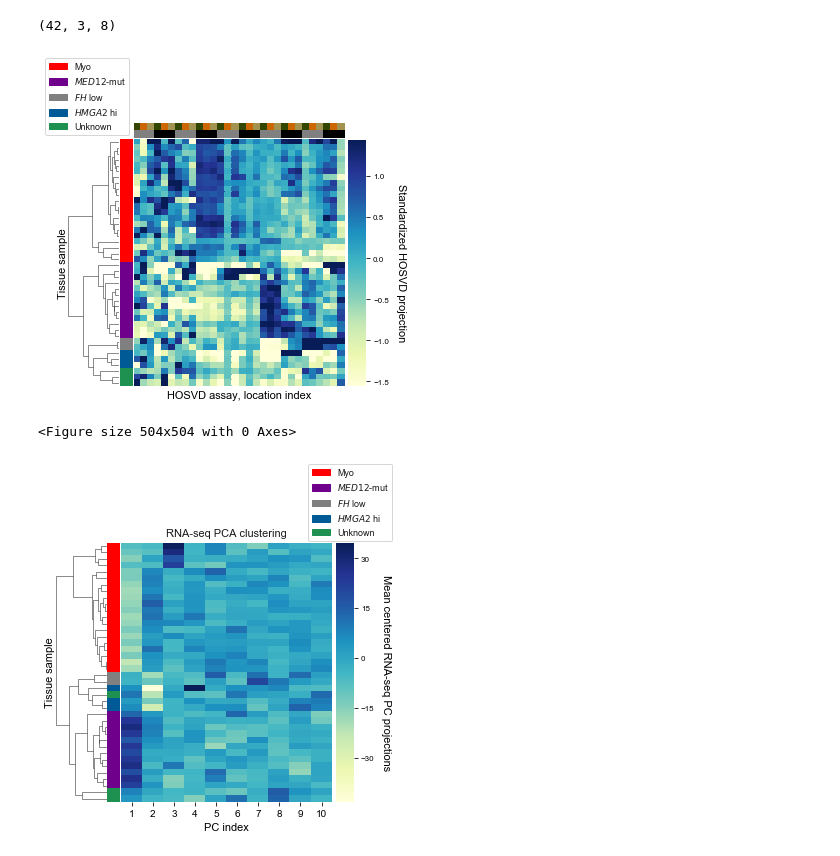
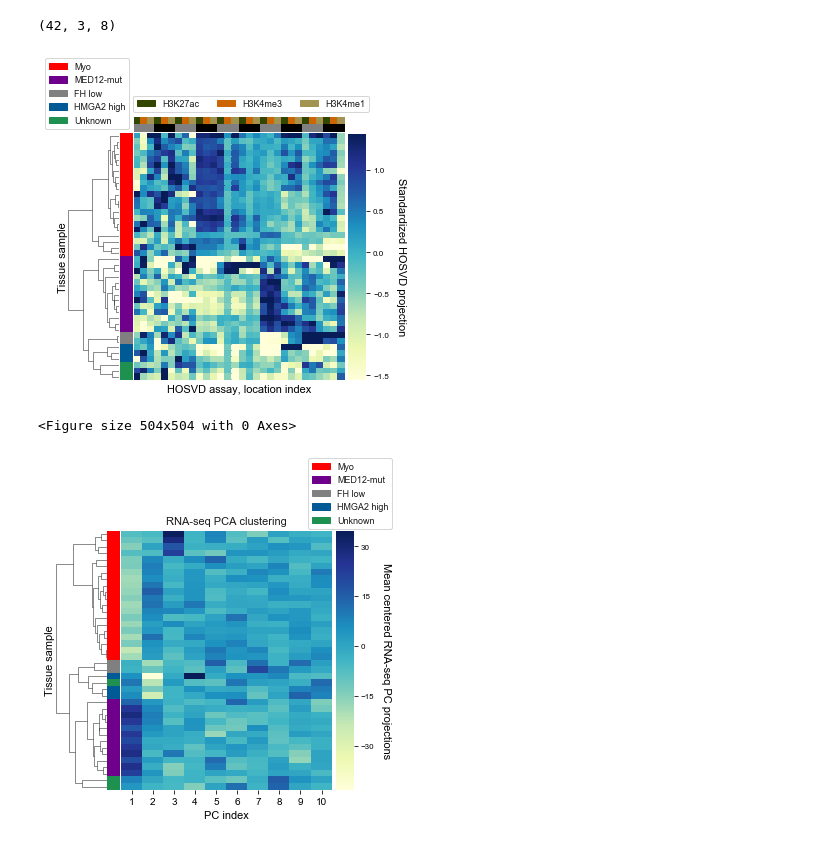
Before and after one commit to jssong-lab/DeCET, a Jupyter notebook: DeCET_downstream_analysis/analysis_of_HOSVD_projections.ipynb, the cells around one changed output. Drawn from its saved outputs; the diff is of its cells as text; code cells hidden in the pictures.

```diff
--- a/DeCET_downstream_analysis/analysis_of_HOSVD_projections.ipynb
+++ b/DeCET_downstream_analysis/analysis_of_HOSVD_projections.ipynb
@@ -16,13 +16,14 @@ seaborn.set(font='Arial')
 plt.style.use('default')
 rcParams['font.family'] = 'Arial'
 rcParams['font.size'] = 11
+rcParams['pdf.fonttype'] = 42
 plt.rcParams.update({"text.color": 'k'})
 
 import sys
 sys.path.append('./')
 import auxiliary_bed_functions as abf
 
-date = '12_16_19' # Change this to today's date for output names.
+date = '5_11_20' # Change this to today's date for output names.
 
 input_dir = '../tensor_input/' # directory where the HOSVD files can be found
 file_prefix = 'leiomyoma_HOSVD_final' # prefix used for input files
@@ -40,10 +41,12 @@ check_dir(output_dir + 'figures/' + 'figure1_panels/')
 check_dir(output_dir + 'figures/' + 'figure2_panels/')
 check_dir(output_dir + 'figures/' + 'figure3_panels/')
 check_dir(output_dir + 'figures/' + 'figure4_panels/')
-check_dir(output_dir + 'figures/' + 'figureS1_panels/')
-check_dir(output_dir + 'figures/' + 'figureS2_panels/')
+check_dir(output_dir + 'figures/' + 'figure5_panels/')
+check_dir(output_dir + 'figures/' + 'figure6_panels/')
 check_dir(output_dir + 'figures/' + 'figureS3_panels/')
 check_dir(output_dir + 'figures/' + 'figureS4_panels/')
+check_dir(output_dir + 'figures/' + 'figureS5_panels/')
+check_dir(output_dir + 'figures/' + 'figureS6_panels/')
 # %%
 # Read in the projections from the tensor decomposition.
 fp = open( input_dir + file_prefix + '_projections.txt', 'r')
@@ -105,8 +108,10 @@ for k in range(n_as):
         ax[k].set_xlabel('Location singular vector order',fontsize=11)
         plt.setp(ax[k].get_xticklabels(), visible=True)
         plt.xticks([2*i+1 for i in range(int(n_proj/2))], [2*(i+1) for i in range(int(n_proj/2))])
+    plt.setp(ax[k].get_xticklabels(), visible=True)
+    plt.xticks([2*i+1 for i in range(int(n_proj/2))], [2*(i+1) for i in range(int(n_proj/2))])
 
 plt.tight_layout()
 plt.savefig(output_dir + 'figures/' + 'figure1_panels/' + file_prefix +
-            '_panelB_stacked_projections_' + date + '.pdf', format='pdf')
+          '_panelB_stacked_projections_' + date + '.pdf', format='pdf', transparent=True)
 # %% [output]
@@ -1255,7 +1287,7 @@ for i in range(21,42):
         row_colors.append((30/255, 145/255, 80/255, 1.0))
 
 colors = [(1.0, 0, 0, 1.0), (110/255, 0/255, 140/255, 1.0), (128/255, 128/255, 128/255, 1.0), (0/255, 90/255, 150/255, 1.0), (30/255, 145/255, 80/255, 1.0)]
-labels = ['Myo', '$\it{MED12}$-mut', '$\it{FH}$ low', '$\it{HMGA2}$ hi', 'Unknown']
+labels = ['Myo', 'MED12-mut', 'FH low', 'HMGA2 high', 'Unknown']
 # %%
 import scipy.spatial as sp, scipy.cluster.hierarchy as hc
 
@@ -1272,33 +1304,36 @@ full_sample_proj = np.concatenate((np.concatenate((sample_proj[0,:,0,:10], sampl
 # For each assay-location vector mean center and
 # and scale to unit variance across samples.
 full_scaled_proj = np.divide(full_sample_proj - np.mean(full_sample_proj, axis=0), np.std(full_sample_proj,axis=0))
 
 # Obtain a hierarchical clustering using the adjusted
 # matrix cosine distance and an average linkage.
 linkage = hc.linkage(sp.distance.squareform(D), method='average')
 
 # Make the cluster map.
 g = seaborn.clustermap(full_scaled_proj[:,index_order], row_linkage=linkage, cmap="YlGnBu",
                        row_cluster=True, col_cluster=False, robust=False, row_colors=row_colors,
                        col_colors=[col_assay_color, col_loc_color],
                        xticklabels = [], yticklabels=[], figsize=(5,6),
                        vmin = np.percentile(full_scaled_proj.flatten(), 5, interpolation='nearest'),
                        vmax = np.percentile(full_scaled_proj.flatten(), 95, interpolation='nearest'))
 
 g.ax_col_dendrogram.set_visible(False)
 g.cax.set_position([0.91,0.125,0.05,0.57])
 plt.setp(g.cax.get_yticklabels(), fontsize=8)
 g.cax.set_ylabel('Standardized HOSVD projection', rotation=270, fontsize=11, labelpad=17)
 
 l2=g.ax_heatmap.legend(loc='lower left', bbox_to_anchor=(-0.44,1.0), handles=legend_TN,
                        frameon=True, fontsize=9)
 
+g.cax.legend(loc='lower left', bbox_to_anchor=(-12.18,1.07), handles=legend_assay,
+                       frameon=True, fontsize=9, ncol=3)
+
 g.ax_heatmap.set_xlabel('HOSVD assay, location index', fontsize=11)
 g.ax_heatmap.set_ylabel('Tissue sample', fontsize=11)
 g.ax_heatmap.yaxis.set_label_coords(-0.36,0.5)
 
 plt.savefig(output_dir + 'figures/' + 'figure1_panels/' + file_prefix +
-            '_panelC_hierarchical_clustering_HOSVD_projections_' + date + '.pdf',
-             bbox_inches='tight', format='pdf')
+           '_panelC_hierarchical_clustering_HOSVD_projections_' + date + '.pdf',
+            bbox_inches='tight', format='pdf', transparent=True)
 # %% [output]
-[figure, old version]
+[figure, new version]
@@ -1346,7 +1367,7 @@ for i in range(0,20):
 for i in range(20,40):
     RNA_row_colors.append((1.0, 0.0, 0.0, 1.0))
 # %%
-# Figure S1A (RNA-seq unsupervised hierarchical clustering of tissue samples)
+# Figure S3A (RNA-seq unsupervised hierarchical clustering of tissue samples)
 legend_TN = [mpatches.Patch(color=c, label=l) for c,l in zip(colors, labels)]
 
 full_PCs = np.array(RNAseq_PCA[:,:10], dtype=np.float)
@@ -1373,10 +1394,10 @@ g.ax_heatmap.set_xlabel('PC index', fontsize=11)
 g.ax_heatmap.set_ylabel('Tissue sample', fontsize=11)
 g.ax_heatmap.yaxis.set_label_coords(-0.36,0.5)
 
-g.savefig(output_dir + 'figures/' + 'figureS1_panels/' +
+g.savefig(output_dir + 'figures/' + 'figureS3_panels/' + file_prefix +
           '_panelA_hierarchical_clustering_RNAseq_PCA_' +
-          date + '.pdf', format='pdf')
+          date + '.pdf', format='pdf', transparent=True)
 # %% [output]
 <Figure size 504x504 with 0 Axes>
-[figure, old version]
+[figure, new version]
 # %%
```
Also changed, not shown: parts of 22 cells of this notebook, 8 other files.
